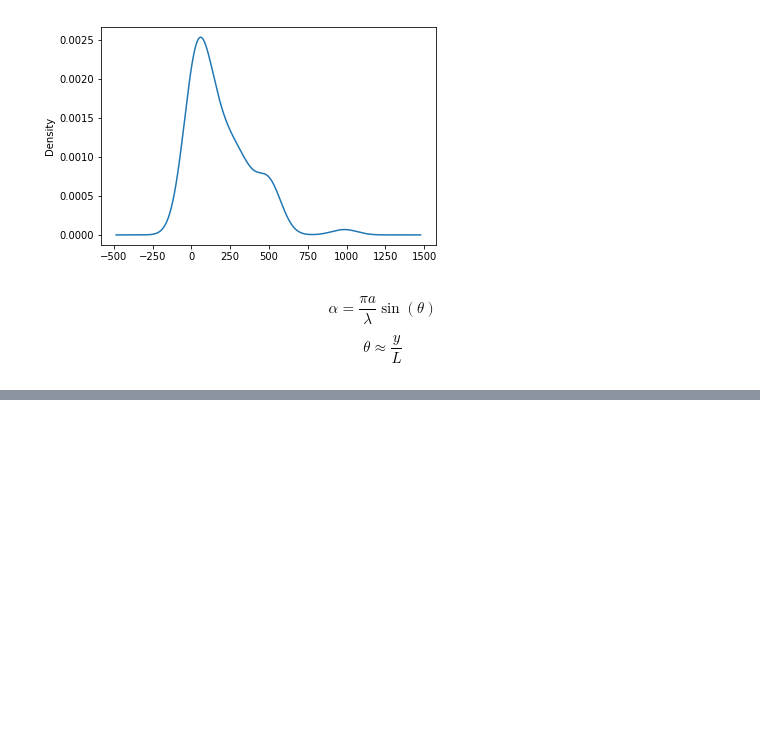
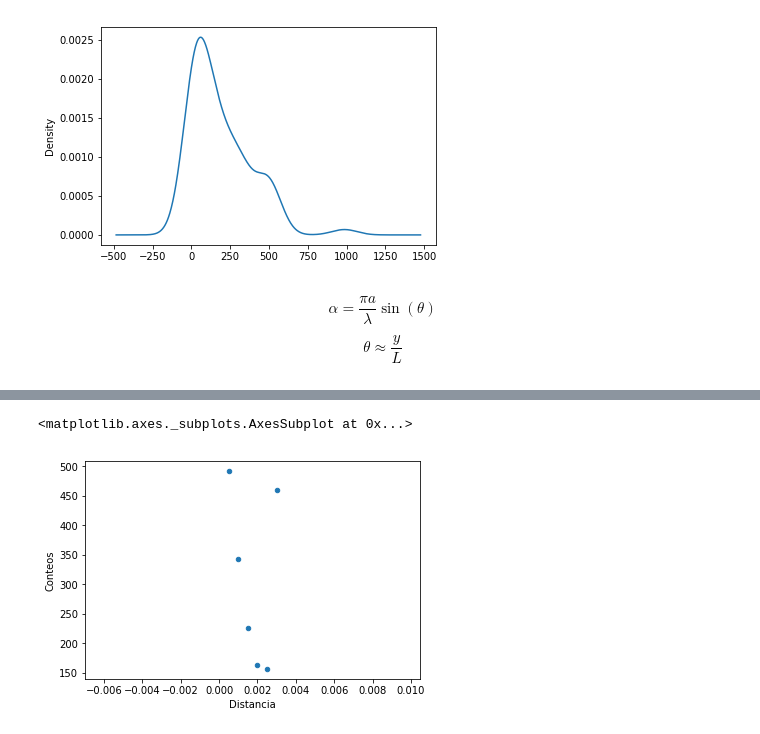
Before and after one commit to jamontanac/Laboratorio-Avanzado, a Jupyter notebook: Double_Slit/Analisis.ipynb, the cells around one changed output, grey strips where cells are left out. Cells and saved outputs as stored; diff of their text form; code cells hidden in the pictures; blank space fills up the shorter version.

```diff
--- a/Double_Slit/Analisis.ipynb
+++ b/Double_Slit/Analisis.ipynb
@@ -196,0 +206,5 @@ plt.show()
+# %%
+Intensidad_doble[Intensidad_doble["Voltaje"]==590].groupby("Distancia").mean().reset_index().plot("Distancia","Conteos",kind="scatter")
+# %% [output]
+<matplotlib.axes._subplots.AxesSubplot at 0x...>
+[figure, added]
```
Also changed, not shown: parts of 9 cells of this notebook.
